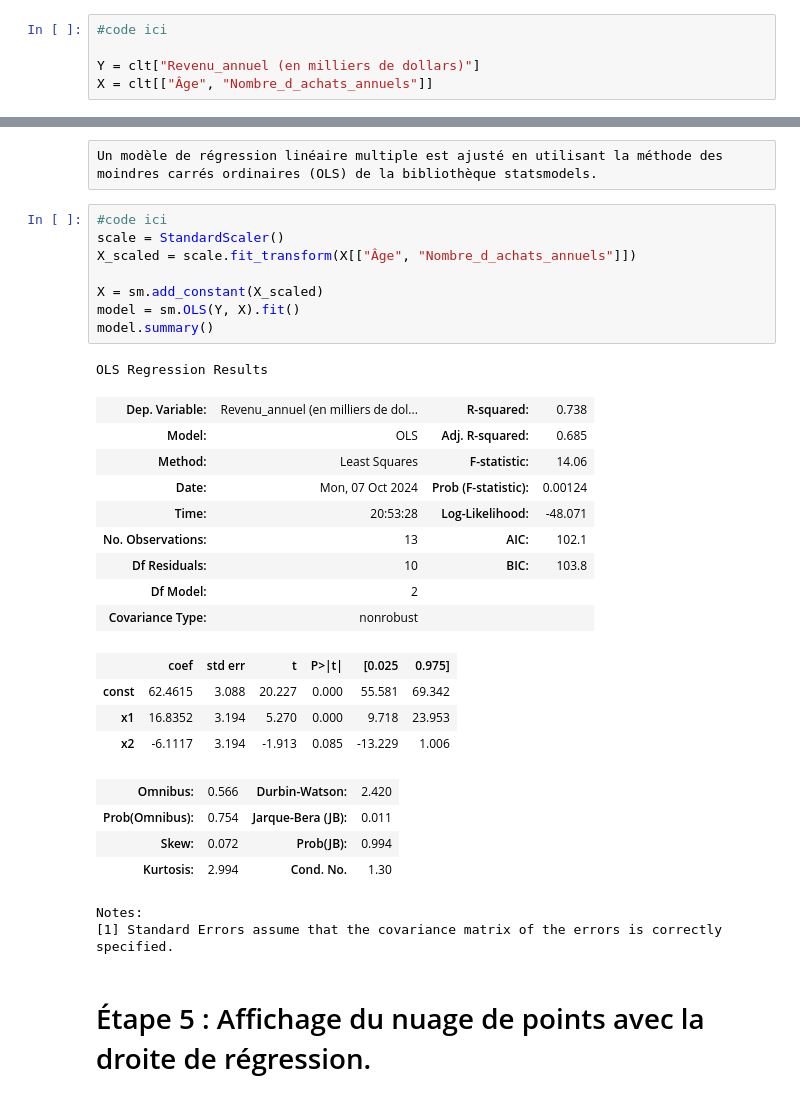
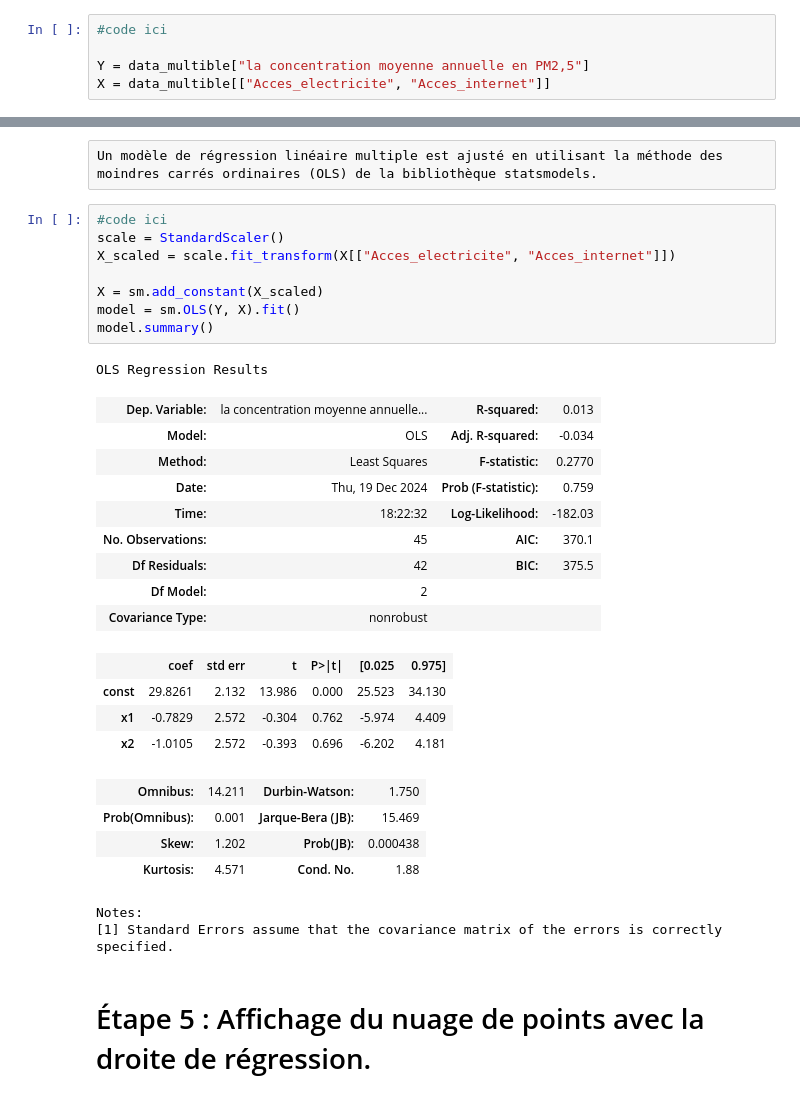
Before and after one commit to mohammed-elkyoud/Data-analyst-project-using-the-World-Bank-API, a Jupyter notebook: Lab de Régression Linéaire.ipynb, the cells around one changed output, grey strips where cells are left out. Cells and saved outputs as stored; diff of their text form.

```diff
--- a/Lab de Régression Linéaire.ipynb
+++ b/Lab de Régression Linéaire.ipynb
@@ -391,8 +391,8 @@ Définir les variables 'Âge' et 'Nombre_d_achats_annuels' comme variables indé
 # %%
 #code ici
 
-Y = clt["Revenu_annuel (en milliers de dollars)"]
-X = clt[["Âge", "Nombre_d_achats_annuels"]]
+Y = data_multible["la concentration moyenne annuelle en PM2,5"]
+X = data_multible[["Acces_electricite", "Acces_internet"]]
 # %% [markdown]
 # Étape 3 : Nuage de points
 # %% [raw]
@@ -421,30 +421,30 @@ Un modèle de régression linéaire multiple est ajusté en utilisant la méthod
 # %%
 #code ici
 scale = StandardScaler()
-X_scaled = scale.fit_transform(X[["Âge", "Nombre_d_achats_annuels"]])
+X_scaled = scale.fit_transform(X[["Acces_electricite", "Acces_internet"]])
 
 X = sm.add_constant(X_scaled)
 model = sm.OLS(Y, X).fit()
 model.summary()
 # %% [output]
 OLS Regression Results
-| Dep. Variable: | Revenu_annuel (en milliers de dol... | R-squared: | 0.738 |
-| Model: | OLS | Adj. R-squared: | 0.685 |
-| Method: | Least Squares | F-statistic: | 14.06 |
-| Date: | Mon, 07 Oct 2024 | Prob (F-statistic): | 0.00124 |
-| Time: | 20:53:28 | Log-Likelihood: | -48.071 |
-| No. Observations: | 13 | AIC: | 102.1 |
-| Df Residuals: | 10 | BIC: | 103.8 |
+| Dep. Variable: | la concentration moyenne annuelle... | R-squared: | 0.013 |
+| Model: | OLS | Adj. R-squared: | -0.034 |
+| Method: | Least Squares | F-statistic: | 0.2770 |
+| Date: | Thu, 19 Dec 2024 | Prob (F-statistic): | 0.759 |
+| Time: | 18:22:32 | Log-Likelihood: | -182.03 |
+| No. Observations: | 45 | AIC: | 370.1 |
+| Df Residuals: | 42 | BIC: | 375.5 |
 | Df Model: | 2 |  |  |
 | Covariance Type: | nonrobust |  |  |
 |  | coef | std err | t | P>|t| | [0.025 | 0.975] |
-| const | 62.4615 | 3.088 | 20.227 | 0.000 | 55.581 | 69.342 |
-| x1 | 16.8352 | 3.194 | 5.270 | 0.000 | 9.718 | 23.953 |
-| x2 | -6.1117 | 3.194 | -1.913 | 0.085 | -13.229 | 1.006 |
+| const | 29.8261 | 2.132 | 13.986 | 0.000 | 25.523 | 34.130 |
+| x1 | -0.7829 | 2.572 | -0.304 | 0.762 | -5.974 | 4.409 |
+| x2 | -1.0105 | 2.572 | -0.393 | 0.696 | -6.202 | 4.181 |
-| Omnibus: | 0.566 | Durbin-Watson: | 2.420 |
-| Prob(Omnibus): | 0.754 | Jarque-Bera (JB): | 0.011 |
-| Skew: | 0.072 | Prob(JB): | 0.994 |
-| Kurtosis: | 2.994 | Cond. No. | 1.30 |
+| Omnibus: | 14.211 | Durbin-Watson: | 1.750 |
+| Prob(Omnibus): | 0.001 | Jarque-Bera (JB): | 15.469 |
+| Skew: | 1.202 | Prob(JB): | 0.000438 |
+| Kurtosis: | 4.571 | Cond. No. | 1.88 |
 Notes:
 [1] Standard Errors assume that the covariance matrix of the errors is correctly specified.
 # %% [markdown]
```
Also changed, not shown: parts of 22 cells of this notebook, 4 other files.
